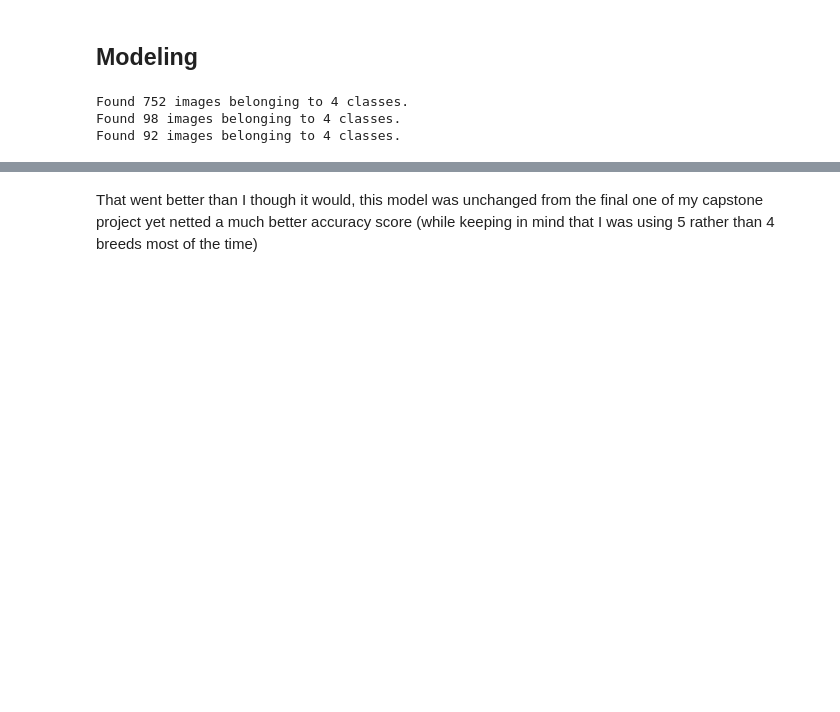
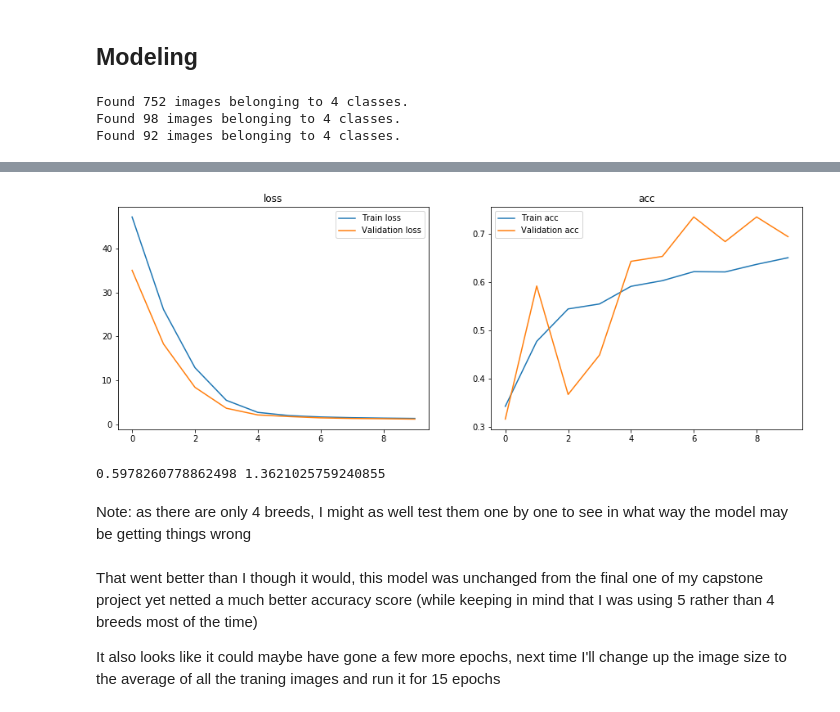
Before and after one commit to Booandlean/Fe_Final_Project, a Jupyter notebook: Notebooks_Phase_2/FSM_p2.ipynb, the cells around one changed output, grey strips where cells are left out. Drawn from its saved outputs; the diff is of its cells as text; code cells hidden in the pictures; blank space fills up the shorter version.

```diff
--- a/Notebooks_Phase_2/FSM_p2.ipynb
+++ b/Notebooks_Phase_2/FSM_p2.ipynb
@@ -83,25 +85,25 @@ Found 752 images belonging to 4 classes.
 Found 98 images belonging to 4 classes.
 Found 92 images belonging to 4 classes.
 # %%
-fsm = models.Sequential()
-fsm.add(layers.Conv2D(32, (3, 3), activation='relu', input_shape=(img_size, img_size, 3)))
-fsm.add(layers.Conv2D(64, (3, 3), activation='relu'))
-fsm.add(layers.MaxPooling2D((2, 2)))
-fsm.add(layers.Conv2D(128, (3, 3), activation='relu'))
-fsm.add(layers.MaxPooling2D((2, 2)))
-fsm.add(layers.Conv2D(128, (3, 3)))
-fsm.add(layers.MaxPooling2D((2, 2)))
-fsm.add(layers.Conv2D(256, (3, 3), activation='relu', kernel_regularizer =tf.keras.regularizers.l1( l=0.01) ))
-fsm.add(layers.MaxPooling2D((2, 2)))
-fsm.add(layers.Flatten())
-fsm.add(layers.Dense(64, activation='relu'))
-fsm.add(layers.Dense(64, activation='relu'))
-fsm.add(layers.Dense(128, activation='relu',))
-fsm.add(layers.Dense(4, activation='softmax'))
+fsm_ = models.Sequential()
+fsm_.add(layers.Conv2D(32, (3, 3), activation='relu', input_shape=(img_size, img_size, 3)))
+fsm_.add(layers.Conv2D(64, (3, 3), activation='relu'))
+fsm_.add(layers.MaxPooling2D((2, 2)))
+fsm_.add(layers.Conv2D(128, (3, 3), activation='relu'))
+fsm_.add(layers.MaxPooling2D((2, 2)))
+fsm_.add(layers.Conv2D(128, (3, 3)))
+fsm_.add(layers.MaxPooling2D((2, 2)))
+fsm_.add(layers.Conv2D(256, (3, 3), activation='relu', kernel_regularizer =tf.keras.regularizers.l1( l=0.01) ))
+fsm_.add(layers.MaxPooling2D((2, 2)))
+fsm_.add(layers.Flatten())
+fsm_.add(layers.Dense(64, activation='relu'))
+fsm_.add(layers.Dense(64, activation='relu'))
+fsm_.add(layers.Dense(128, activation='relu',))
+fsm_.add(layers.Dense(4, activation='softmax'))
 
-fsm.compile(loss='categorical_crossentropy', optimizer=optimizers.RMSprop(lr=1e-4), metrics=['acc'])
+fsm_.compile(loss='categorical_crossentropy', optimizer=optimizers.RMSprop(lr=1e-4), metrics=['acc'])
 
-history_fsm = fsm.fit_generator(
+history_fsm = fsm_.fit_generator(
     train_generator,
     steps_per_epoch=100,
     epochs=10,
@@ -149,0 +150,11 @@ fsm.save('Notebooks')
+# %%
+vis_history(history_fsm)
+# %% [output]
+[figure, added]
+# %%
+test_loss, test_acc = fsm_.evaluate_generator(test_generator, steps=50)
+print(test_acc, test_loss)
+# %% [output]
+0.5978260778862498 1.3621025759240855
+# %% [markdown]
+Note: as there are only 4 breeds, I might as well test them one by one to see in what way the model may be getting things wrong
@@ -150,2 +184,4 @@ fsm.save('Notebooks')
 # %% [markdown]
 That went better than I though it would, this model was unchanged from the final one of my capstone project yet netted a much better accuracy score (while keeping in mind that I was using 5 rather than 4 breeds most of the time)
+
+It also looks like it could maybe have gone a few more epochs, next time I'll change up the image size to the average of all the traning images and run it for 15 epochs
```
Also changed, not shown: parts of 7 cells of this notebook, 7 other files.
